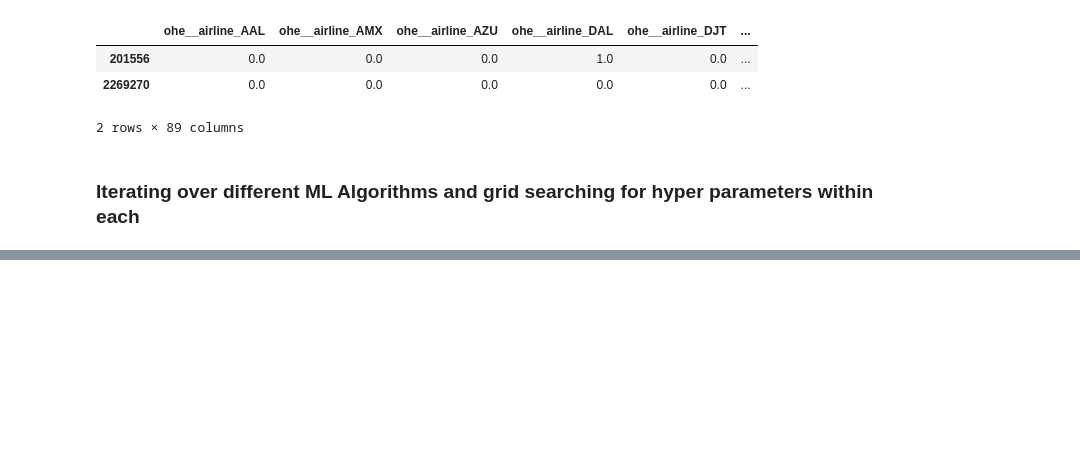
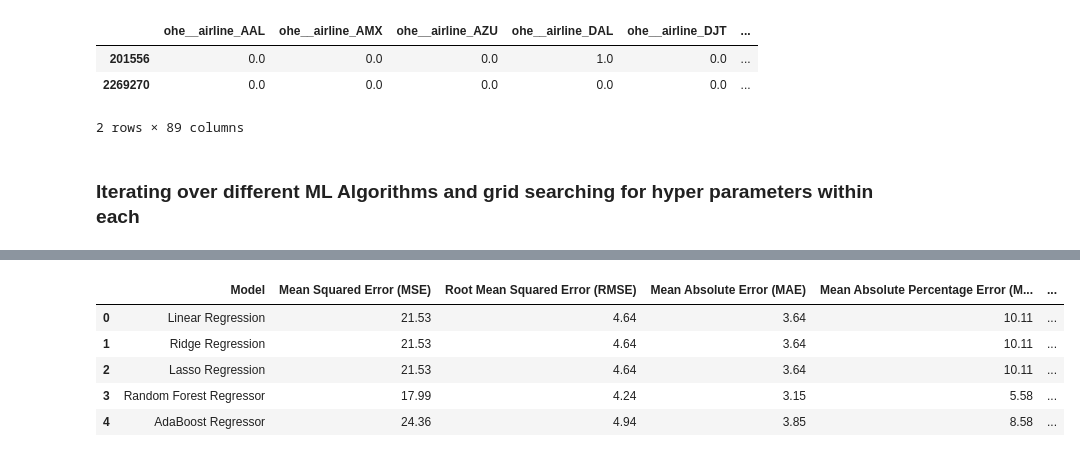
Before and after one commit to vulkenree/Machine-Learning-Projects, a Jupyter notebook: flight_usage_prediction/flight_internet_usage_prediction.ipynb, the cells around one changed output, grey strips where cells are left out. Cells and saved outputs as stored; diff of their text form; code cells hidden in the pictures; blank space fills up the shorter version.

Commit message:
final results in a dataframe

```diff
--- a/flight_usage_prediction/flight_internet_usage_prediction.ipynb
+++ b/flight_usage_prediction/flight_internet_usage_prediction.ipynb
@@ -298 +254,48 @@ array([5.51065049e-03, 1.56940018e-03, 5.53160294e-05, 6.04743137e-04,
+# %%
+# Generic funcitons for calculating error metrics and creating a unified dataframe for it
+
+def create_regression_metrics_dataframe(models_dict, X_test, y_test):
+    # Create an empty DataFrame to store error metrics
+    error_metrics_df = pd.DataFrame()
+
+    # Iterate over the models in the dictionary
+    for model_name, model in models_dict.items():
+        # Predict the target variable on the test set
+        y_pred = model.predict(X_test)
+
+        # Calculate test error metrics
+        mse = round(mean_squared_error(y_test, y_pred),2)
+        rmse = round(mean_squared_error(y_test, y_pred, squared=False),2)
+        mae = round(mean_absolute_error(y_test, y_pred),2)
+        mape = round(mean_absolute_percentage_error(y_test, y_pred),2)
+        r2 = round(r2_score(y_test, y_pred),2)
+
+        # Create a DataFrame to store the error metrics for the current model
+        model_metrics = pd.DataFrame({
+            'Model': [model_name],
+            'Mean Squared Error (MSE)': [mse],
+            'Root Mean Squared Error (RMSE)': [rmse],
+            'Mean Absolute Error (MAE)': [mae],
+            'Mean Absolute Percentage Error (MAPE)': [mape],
+            'R^2 Score': [r2]
+        })
+
+        # Append the model metrics DataFrame to the main error_metrics_df
+        error_metrics_df = error_metrics_df.append(model_metrics, ignore_index=True)
+
+    return error_metrics_df
+
+# converting the best_models list into a dictionary
+best_models_dict = dict((i['regressor'], i['model']) for i in best_models)
+
+df_model_perf = create_regression_metrics_dataframe(best_models_dict, X_test, y_test)
+
+display(df_model_perf)
+# %% [output]
+|  | Model | Mean Squared Error (MSE) | Root Mean Squared Error (RMSE) | Mean Absolute Error (MAE) | Mean Absolute Percentage Error (M... | ... |
+| 0 | Linear Regression | 21.53 | 4.64 | 3.64 | 10.11 | ... |
+| 1 | Ridge Regression | 21.53 | 4.64 | 3.64 | 10.11 | ... |
+| 2 | Lasso Regression | 21.53 | 4.64 | 3.64 | 10.11 | ... |
+| 3 | Random Forest Regressor | 17.99 | 4.24 | 3.15 | 5.58 | ... |
+| 4 | AdaBoost Regressor | 24.36 | 4.94 | 3.85 | 8.58 | ... |
 # %%
```
Also changed, not shown: parts of 10 cells of this notebook, 2 other files.
